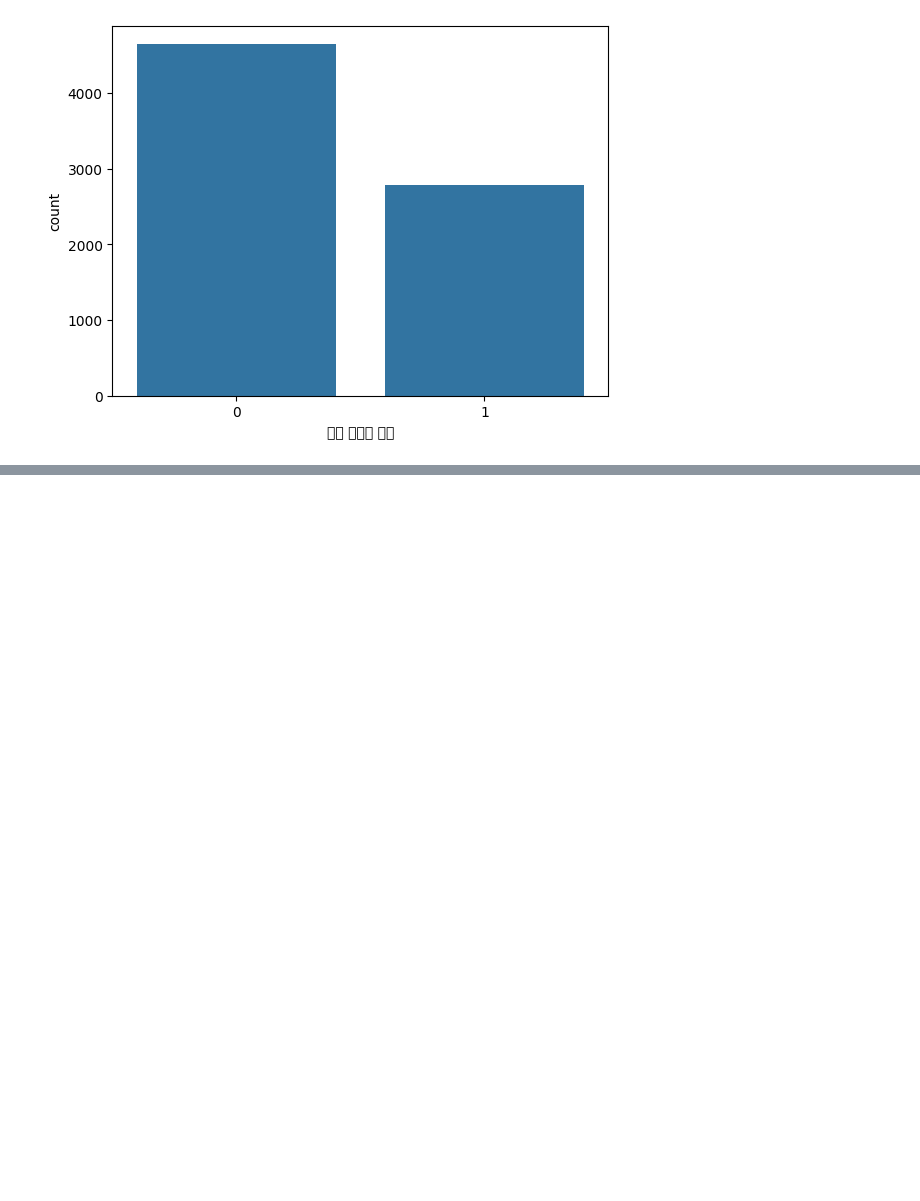
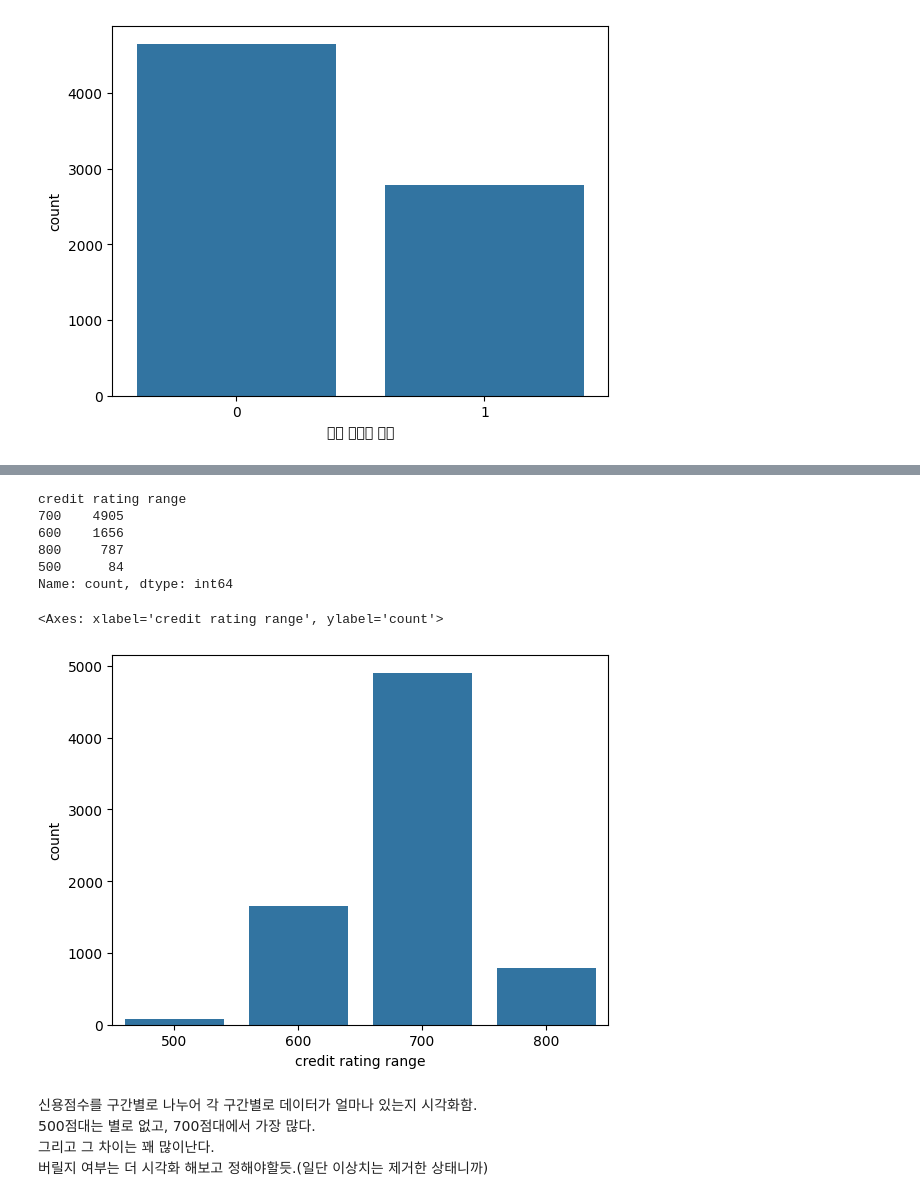
Before and after one commit to jayiuk/default-pred, a Jupyter notebook: eda_data.ipynb, the cells around one changed output, grey strips where cells are left out. Drawn from its saved outputs; the diff is of its cells as text; code cells hidden in the pictures; blank space fills up the shorter version.

Commit message:
data visualization

```diff
--- a/eda_data.ipynb
+++ b/eda_data.ipynb
@@ -442,0 +472,4 @@ sns.barplot(train_no_target_vc)
+# %%
+train_no_c['credit rating range'] = np.where(train_no_c['신용 점수'] > 800, 800,
+                                    np.where(train_no_c['신용 점수'] > 700, 700,
+                                    np.where(train_no_c['신용 점수'] > 600, 600, 500)))
@@ -442,0 +492,21 @@ sns.barplot(train_no_target_vc)
+# %%
+credit_range_vc = train_no_c['credit rating range'].value_counts()
+# %%
+credit_range_vc
+# %% [output]
+credit rating range
+700    4905
+600    1656
+800     787
+500      84
+Name: count, dtype: int64
+# %%
+sns.barplot(credit_range_vc)
+# %% [output]
+<Axes: xlabel='credit rating range', ylabel='count'>
+[figure, added]
+# %% [markdown]
+신용점수를 구간별로 나누어 각 구간별로 데이터가 얼마나 있는지 시각화함.\
+500점대는 별로 없고, 700점대에서 가장 많다.\
+그리고 그 차이는 꽤 많이난다.\
+버릴지 여부는 더 시각화 해보고 정해야할듯.(일단 이상치는 제거한 상태니까)
```
Also changed, not shown: parts of 10 cells of this notebook.
